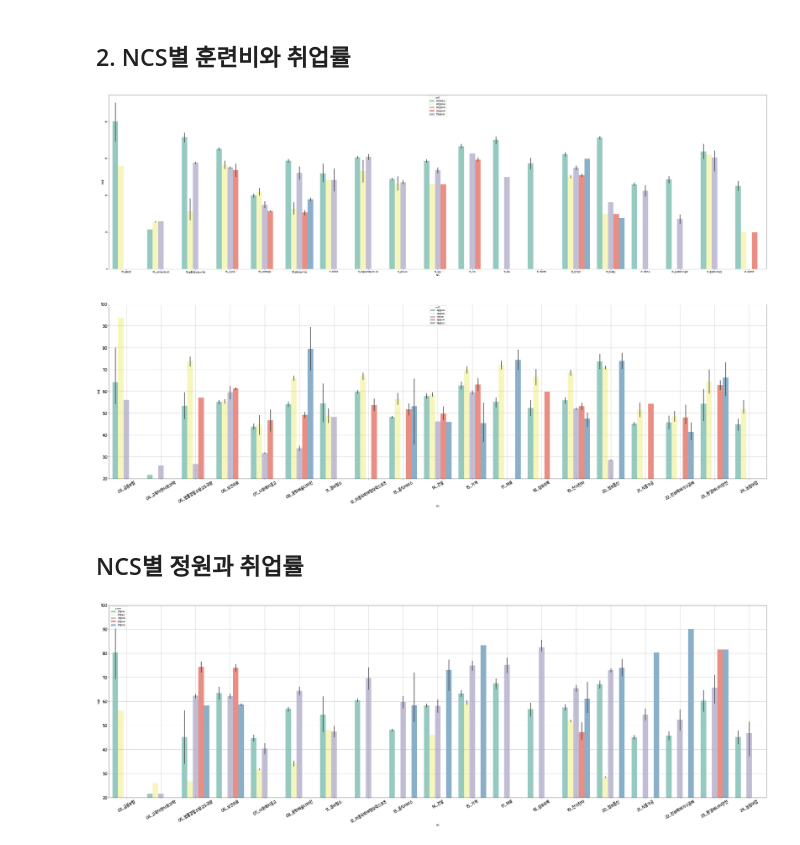
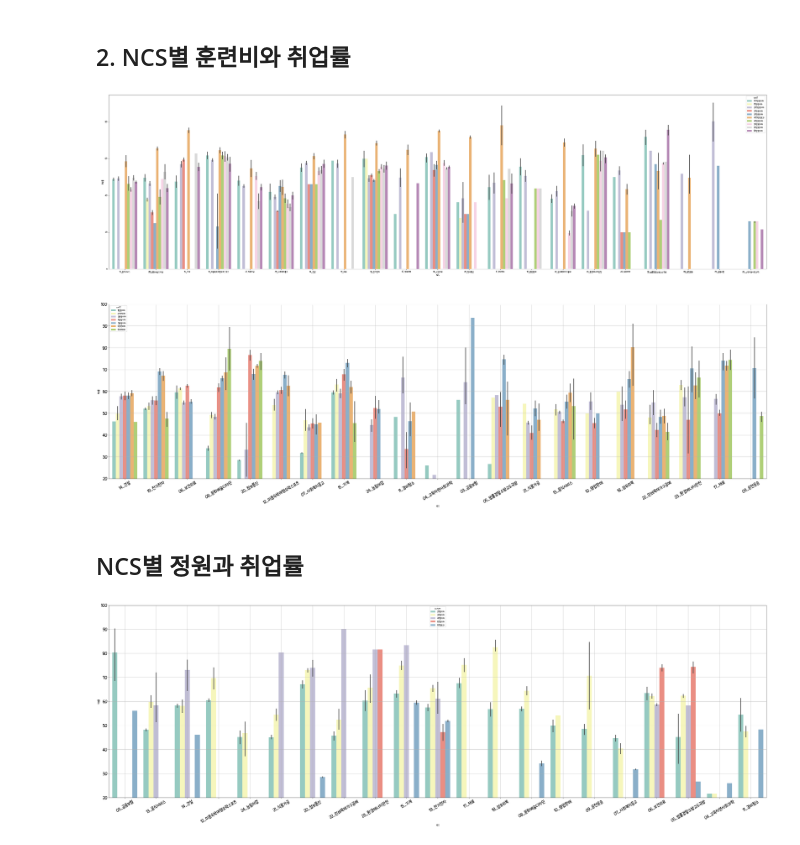
Before and after one commit to RyuJelly/jupyterlab, a Jupyter notebook: HRDproject/analysis.ipynb, the cells around one changed output. Drawn from its saved outputs; the diff is of its cells as text; code cells hidden in the pictures.

```diff
--- a/HRDproject/analysis.ipynb
+++ b/HRDproject/analysis.ipynb
@@ -61,8 +61,14 @@ periodlist = []
 for i in range(len(df_p)):
     if df_p[i] <= 30 :
         p = 30
+    elif 30 < df_p[i] <= 60 :
+        p = 60
     elif 30 < df_p[i] <= 90 :
         p = 90
+    elif 90 < df_p[i] <= 120 :
+        p = 120
+    elif 120 < df_p[i] <= 160 :
+        p = 160
     elif 90 < df_p[i] <= 180 :
         p = 180
     else :
@@ -136,51 +142,69 @@ for i in range(len(df_c)):
         p = '10만원이하'
     elif 100000 < df_c[i] <= 200000 :
         p = '20만원이하'
-    elif 200000 < df_c[i] <= 400000 :
+    elif 200000 < df_c[i] <= 300000 :
+        p = '30만원이하'
+    elif 300000 < df_c[i] <= 400000 :
         p = '40만원이하'
-    elif 400000 < df_c[i] <= 600000 :
+    elif 400000 < df_c[i] <= 500000 :
+        p = '50만원이하'
+    elif 500000 < df_c[i] <= 600000 :
         p = '60만원이하'
-    else :
-        p = '60만원초과'
+    elif 600000 < df_c[i] <= 800000 :
+        p = '80만원이하'
+    elif 800000 < df_c[i] <= 1000000 :
+        p = '100만원이하'
+    elif 100000 < df_c[i] <= 2000000 :
+        p = '200만원이하'
+    elif 20000000 < df_c[i] <= 4000000 :
+        p = '400만원이하'
+    else:
+        p = '400만원초과'
 
     cost_list1.append(p)
 df_2['cost1'] = cost_list1
+df2 = df_2.sort_values(by=['cost1'])
 
 df_2['cost2'] = round(df_2['훈련비']/ df_2['기간'], 0).astype(int)
 df_c = df_2['cost2']
 cost_list = []
 for i in range(len(df_c)):
     if df_c[i] <= 10000 :
-        p = '만원이하'
+        p = '1만원이하'
     elif 10000 < df_c[i] <= 20000 :
         p = '2만원이하'
-    elif 20000 < df_c[i] <= 40000 :
+    elif 20000 < df_c[i] <= 30000 :
+        p = '3만원이하'
+    elif 30000 < df_c[i] <= 40000 :
         p = '4만원이하'
-    elif 40000 < df_c[i] <= 60000 :
+    elif 40000 < df_c[i] <= 50000 :
+        p = '5만원이하'
+    elif 50000 < df_c[i] <= 60000 :
         p = '6만원이하'
     else :
         p = '6만원초과'
 
     cost_list.append(p)
 df_2['cost2'] = cost_list
+df3 = df_2.sort_values(by=['cost2'])
 
 # 구역설정
 fig = plt.figure(figsize=(50,30))
 ax1 = fig.add_subplot(2,1,1)
 ax2 = fig.add_subplot(2,1,2)
 
 # 그래프 그리기
 # sns.regplot(x='NCS', y='cost1', data=df_2, ax=ax1)
-sns.barplot(x='NCS', y='취업률', hue='cost1' , palette='Set3', data=df_2, ax=ax1)
-sns.barplot(x='NCS', y='취업률', hue='cost2' , palette='Set3', data=df_2, ax=ax2)
+sns.barplot(x='NCS', y='취업률', hue='cost1' , palette='Set3', data=df2, ax=ax1)
+sns.barplot(x='NCS', y='취업률', hue='cost2' , palette='Set3', data=df3, ax=ax2)
 plt.xticks(size=20, rotation=30)
 plt.yticks(size=20)
 plt.grid(True)
 plt.ylim(20, 100)
 
 plt.show()
 # %% [output]
-[figure, old version]
+[figure, new version]
 # %% [markdown]
 ## NCS별 정원과 취업률
 # %%
@@ -205,7 +229,7 @@ for i in range(len(df_p)):
 
     personnellist.append(p)
 df_3['p_num'] = personnellist
-
+df_3.sort_values(by=['p_num'], inplace=True)
 # 구역설정
 fig = plt.figure(figsize=(50,15))
 ax1 = fig.add_subplot(1,1,1)
@@ -218,4 +242,4 @@ plt.grid(True)
 plt.ylim(20, 100)
 plt.show()
 # %% [output]
-[figure, old version]
+[figure, new version]
```
Also changed, not shown: parts of 1 cell of this notebook, 1 other file.
